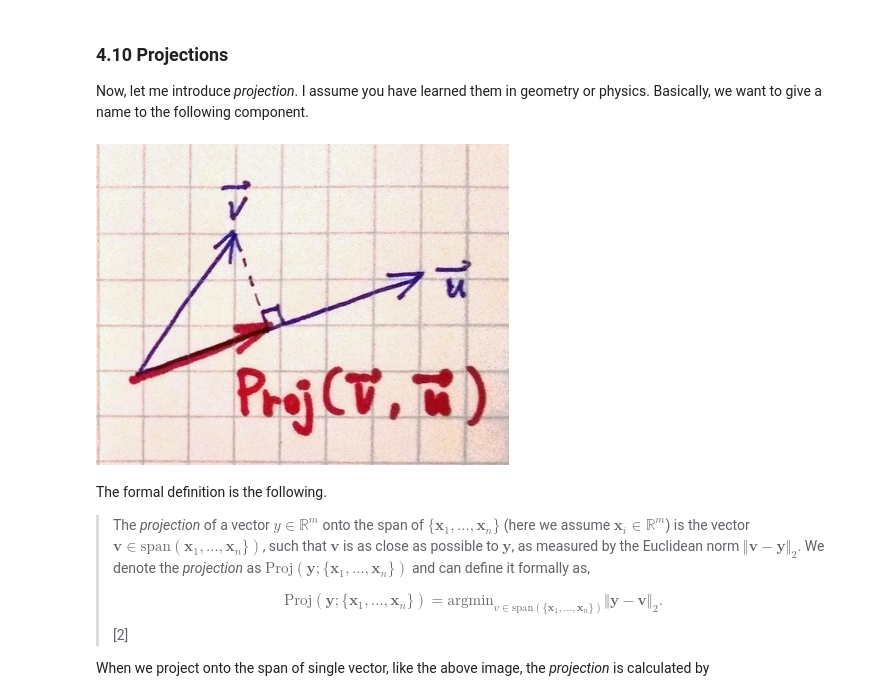
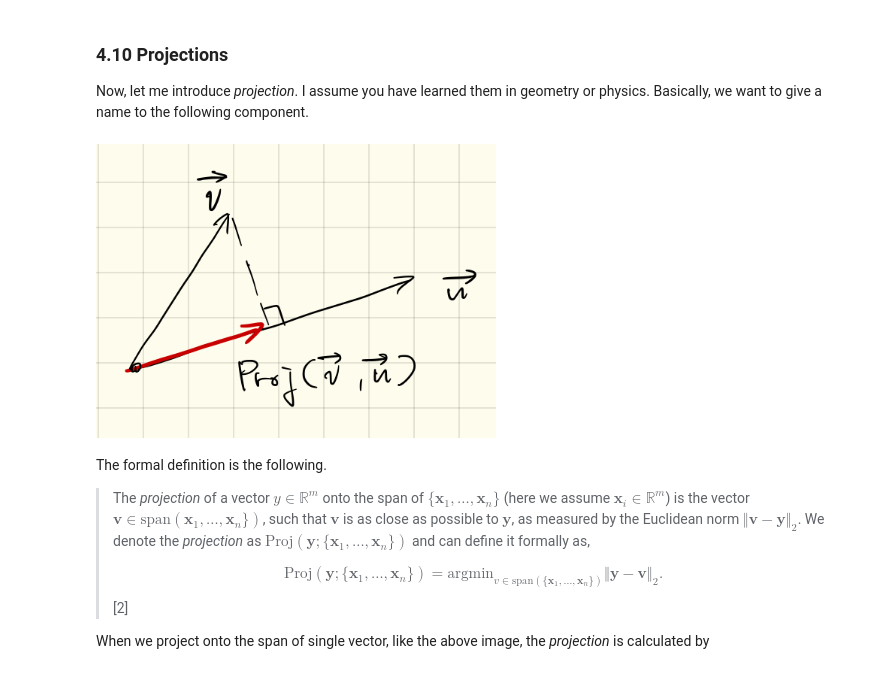
Before and after one commit to kouariga/math-for-ml, a Jupyter notebook: linear_algebra.ipynb, the cells around one changed output. Drawn from its saved outputs; the diff is of its cells as text; code cells hidden in the pictures.

```diff
--- a/linear_algebra.ipynb
+++ b/linear_algebra.ipynb
@@ -746,9 +746,9 @@ Notice that the *dot product* is maximized when the two vectors are perfectly al
 
 Now, let me introduce *projection*. I assume you have learned them in geometry or physics. Basically, we want to give a name to the following component.
 # %%
-Image('data/projection.png')
+Image('data/4.10.png', height=300, width=400)
 # %% [output]
-[figure, old version]
+[figure, new version]
 # %% [markdown]
 The formal definition is the following.
 
```
Also changed, not shown: parts of 11 cells of this notebook, 10 other files.
